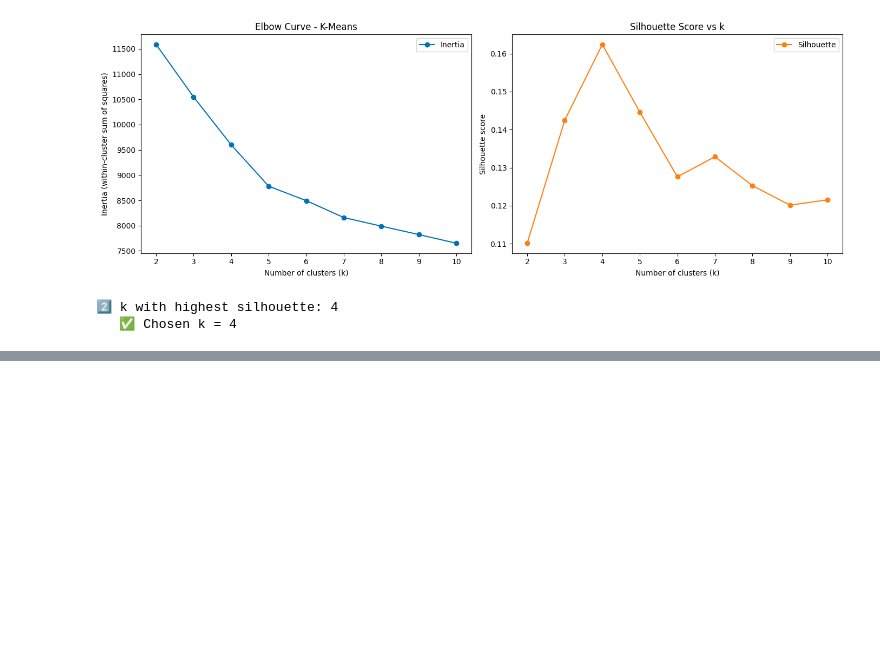
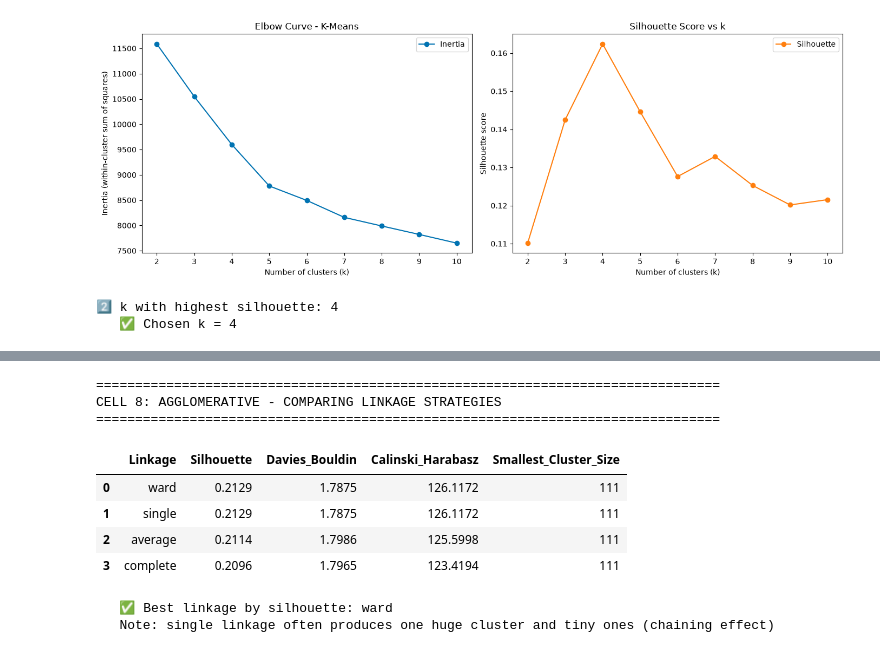
Before and after one commit to Dhaurshand/FitSense, a Jupyter notebook: Notebooks/Clustering/Clustering.ipynb, the cells around one changed output, grey strips where cells are left out. Saved outputs shown, nothing was run; the diff lists cells and outputs as text; code cells hidden in the pictures; blank space fills up the shorter version.

```diff
--- a/Notebooks/Clustering/Clustering.ipynb
+++ b/Notebooks/Clustering/Clustering.ipynb
@@ -273,0 +358,32 @@ CELL 5: K-MEANS - CHOOSING k (ELBOW CURVE)
+# %%
+print("\n" + "=" * 80)
+print("CELL 8: AGGLOMERATIVE - COMPARING LINKAGE STRATEGIES")
+print("=" * 80)
+
+linkage_rows = []
+for method in ['ward', 'complete', 'average', 'single']:
+    agg = AgglomerativeClustering(n_clusters=K_CHOSEN, linkage=method)
+    lab = agg.fit_predict(X_scaled)
+    if len(set(lab)) < 2:
+        continue
+    s, d, c = cluster_metrics(X_scaled, lab)
+    linkage_rows.append({'Linkage': method, 'Silhouette': s, 'Davies_Bouldin': d,
+                         'Calinski_Harabasz': c, 'Smallest_Cluster_Size': pd.Series(lab).value_counts().min()})
+
+linkage_df = pd.DataFrame(linkage_rows).sort_values('Silhouette', ascending=False).reset_index(drop=True)
+display(linkage_df.round(4))
+
+best_linkage = linkage_df.iloc[0]['Linkage']
+print(f"\n   ✅ Best linkage by silhouette: {best_linkage}")
+print(f"   Note: single linkage often produces one huge cluster and tiny ones (chaining effect)")
+# %% [output]
+================================================================================
+CELL 8: AGGLOMERATIVE - COMPARING LINKAGE STRATEGIES
+================================================================================
+|  | Linkage | Silhouette | Davies_Bouldin | Calinski_Harabasz | Smallest_Cluster_Size |
+| 0 | ward | 0.2129 | 1.7875 | 126.1172 | 111 |
+| 1 | single | 0.2129 | 1.7875 | 126.1172 | 111 |
+| 2 | average | 0.2114 | 1.7986 | 125.5998 | 111 |
+| 3 | complete | 0.2096 | 1.7965 | 123.4194 | 111 |
+   ✅ Best linkage by silhouette: ward
+   Note: single linkage often produces one huge cluster and tiny ones (chaining effect)
```
Also changed, not shown: parts of 3 cells of this notebook, 2 other files.
